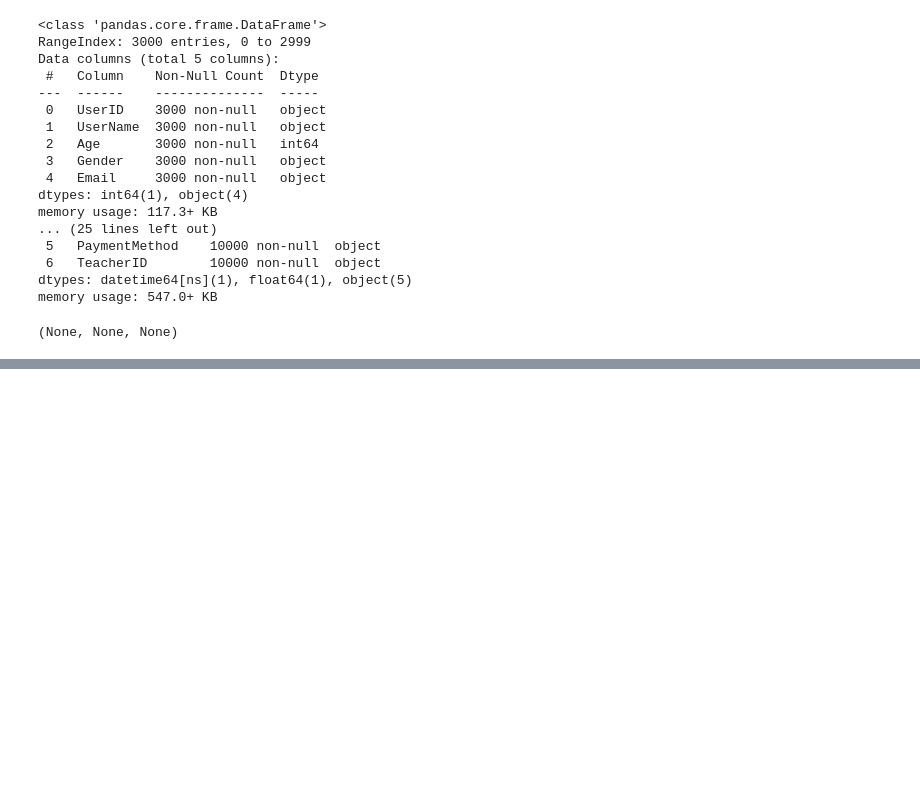
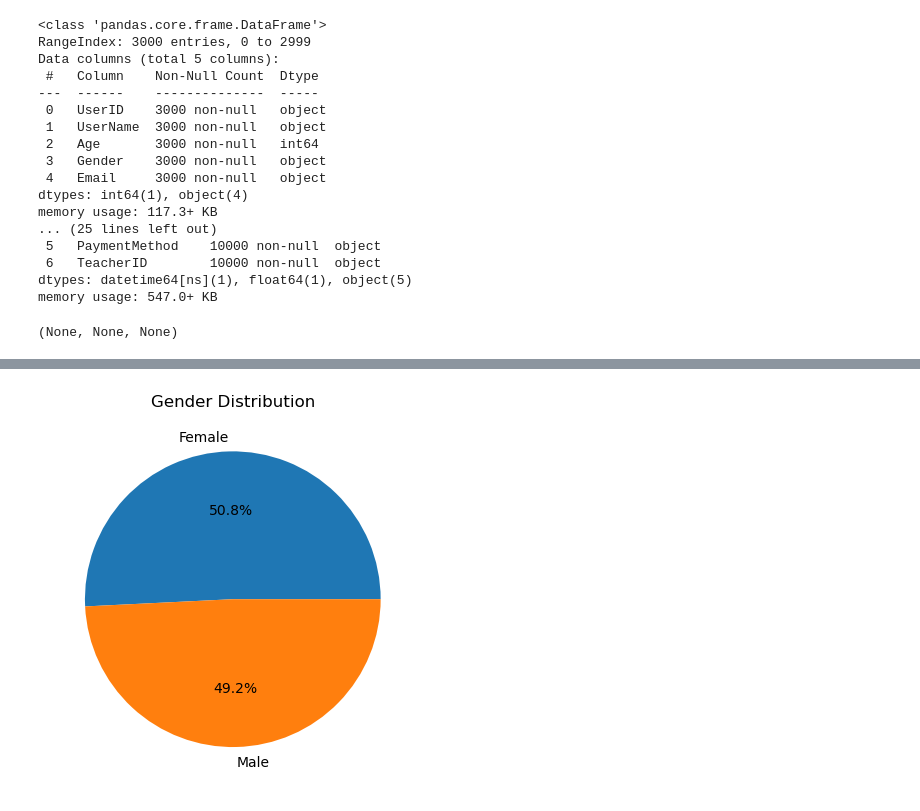
Before and after one commit to Yubraj43/course-enrollment-analysis, a Jupyter notebook: -1.ipynb, the cells around one changed output, grey strips where cells are left out. Cells and saved outputs as stored; diff of their text form; code cells hidden in the pictures; blank space fills up the shorter version.

```diff
--- a/-1.ipynb
+++ b/-1.ipynb
@@ -56,0 +133,8 @@ u
+# %%
+df["Gender"].value_counts().plot(
+    kind="pie", autopct="%1.1f%%", title="Gender Distribution"
+)
+plt.ylabel("")
+plt.show()
+# %% [output]
+[figure, added]
```
Also changed, not shown: parts of 14 cells of this notebook.
